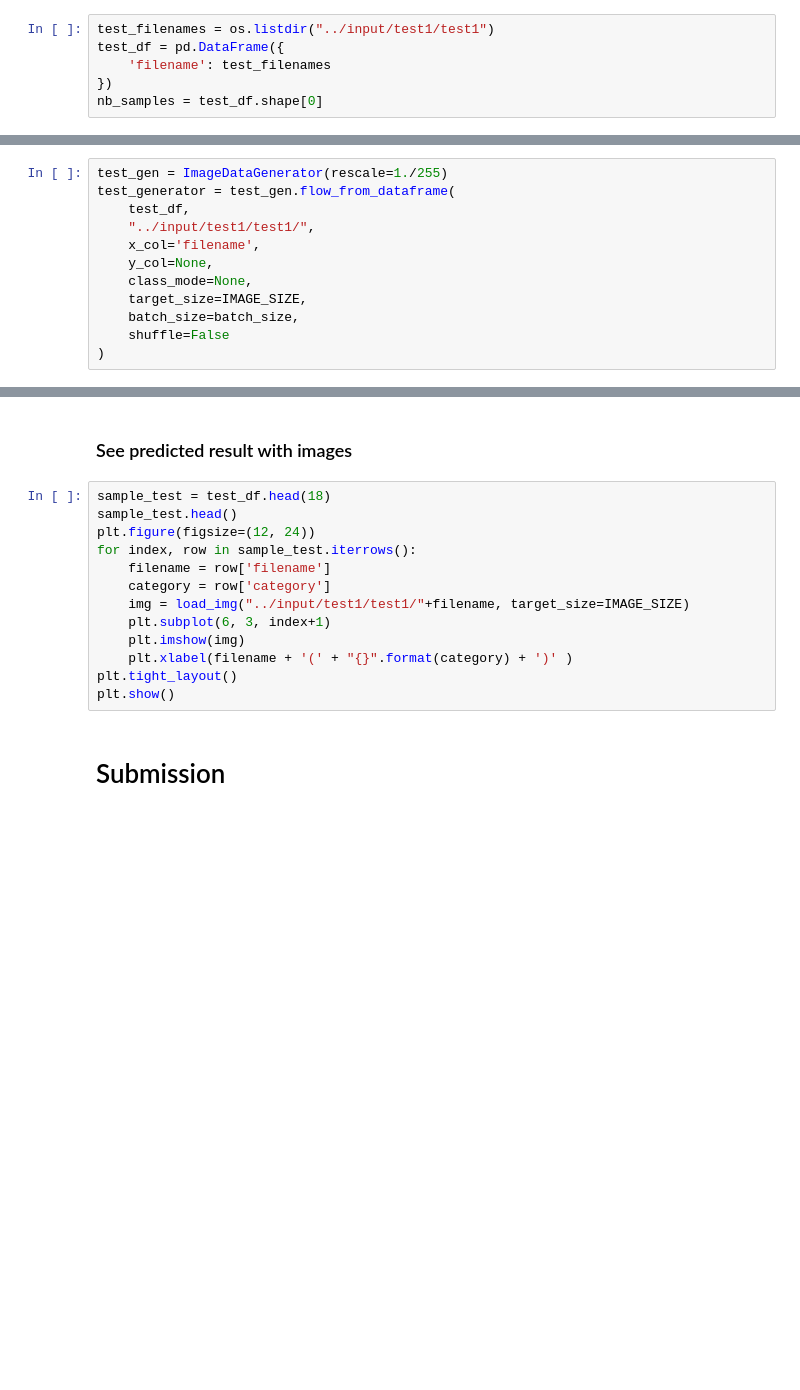
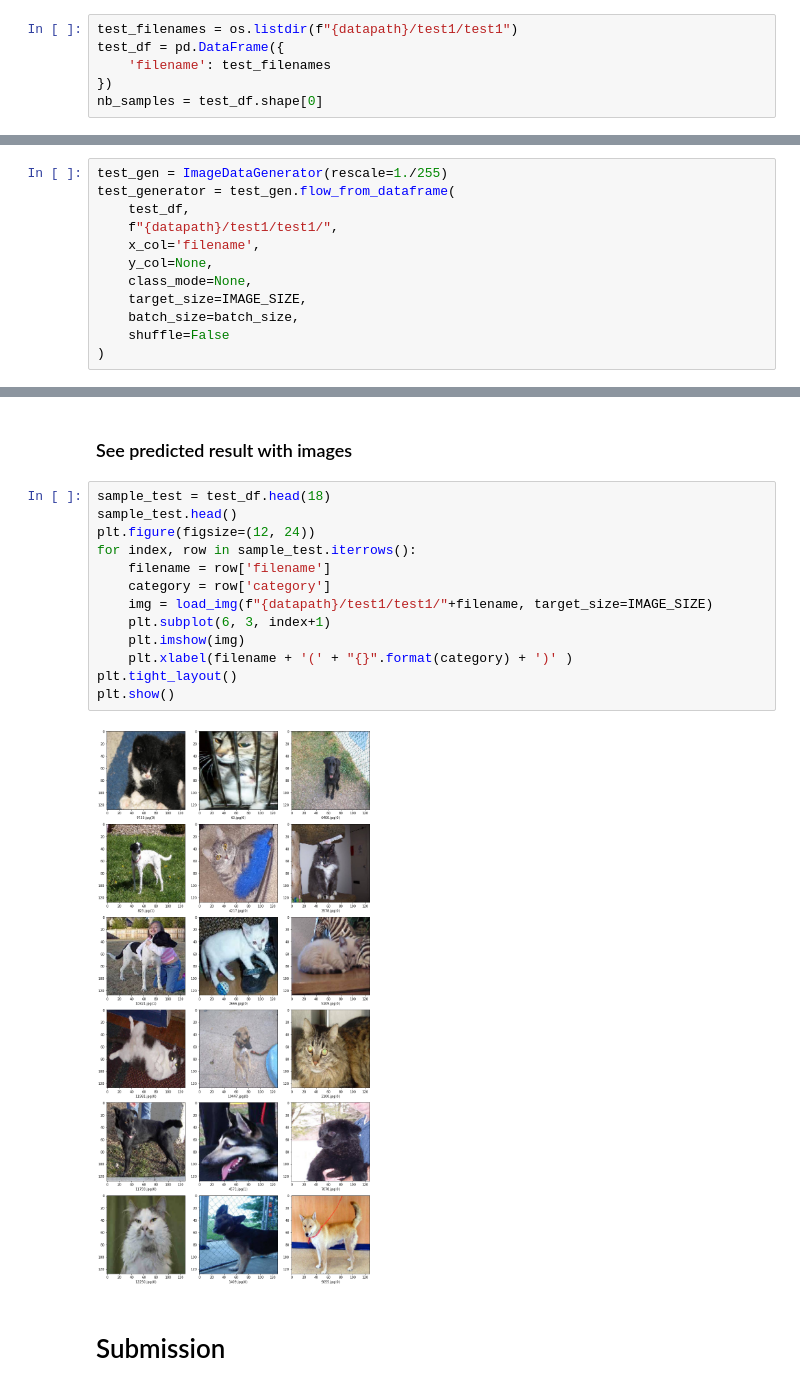
Before and after one commit to tallamjr/kccv, a Jupyter notebook: 01-cats-dogs/notebooks/keras-cnn-dog-or-cat-classification.ipynb, the cells around one changed output, grey strips where cells are left out. Saved outputs shown, nothing was run; the diff lists cells and outputs as text; blank space fills up the shorter version.

```diff
--- a/01-cats-dogs/notebooks/keras-cnn-dog-or-cat-classification.ipynb
+++ b/01-cats-dogs/notebooks/keras-cnn-dog-or-cat-classification.ipynb
@@ -236,7 +316,7 @@ plt.show()
 # %% [markdown]
 # Prepare Testing Data
 # %%
-test_filenames = os.listdir("../input/test1/test1")
+test_filenames = os.listdir(f"{datapath}/test1/test1")
 test_df = pd.DataFrame({
     'filename': test_filenames
 })
@@ -247,7 +327,7 @@ nb_samples = test_df.shape[0]
 test_gen = ImageDataGenerator(rescale=1./255)
 test_generator = test_gen.flow_from_dataframe(
     test_df,
-    "../input/test1/test1/",
+    f"{datapath}/test1/test1/",
     x_col='filename',
     y_col=None,
     class_mode=None,
@@ -281,16 +370,18 @@ test_df['category'].value_counts().plot.bar()
 # %%
 sample_test = test_df.head(18)
 sample_test.head()
 plt.figure(figsize=(12, 24))
 for index, row in sample_test.iterrows():
     filename = row['filename']
     category = row['category']
-    img = load_img("../input/test1/test1/"+filename, target_size=IMAGE_SIZE)
+    img = load_img(f"{datapath}/test1/test1/"+filename, target_size=IMAGE_SIZE)
     plt.subplot(6, 3, index+1)
     plt.imshow(img)
     plt.xlabel(filename + '(' + "{}".format(category) + ')' )
 plt.tight_layout()
 plt.show()
+# %% [output]
+[figure, added]
 # %% [markdown]
 # Submission
 # %%
```
Also changed, not shown: parts of 20 cells of this notebook, 2 other files.
